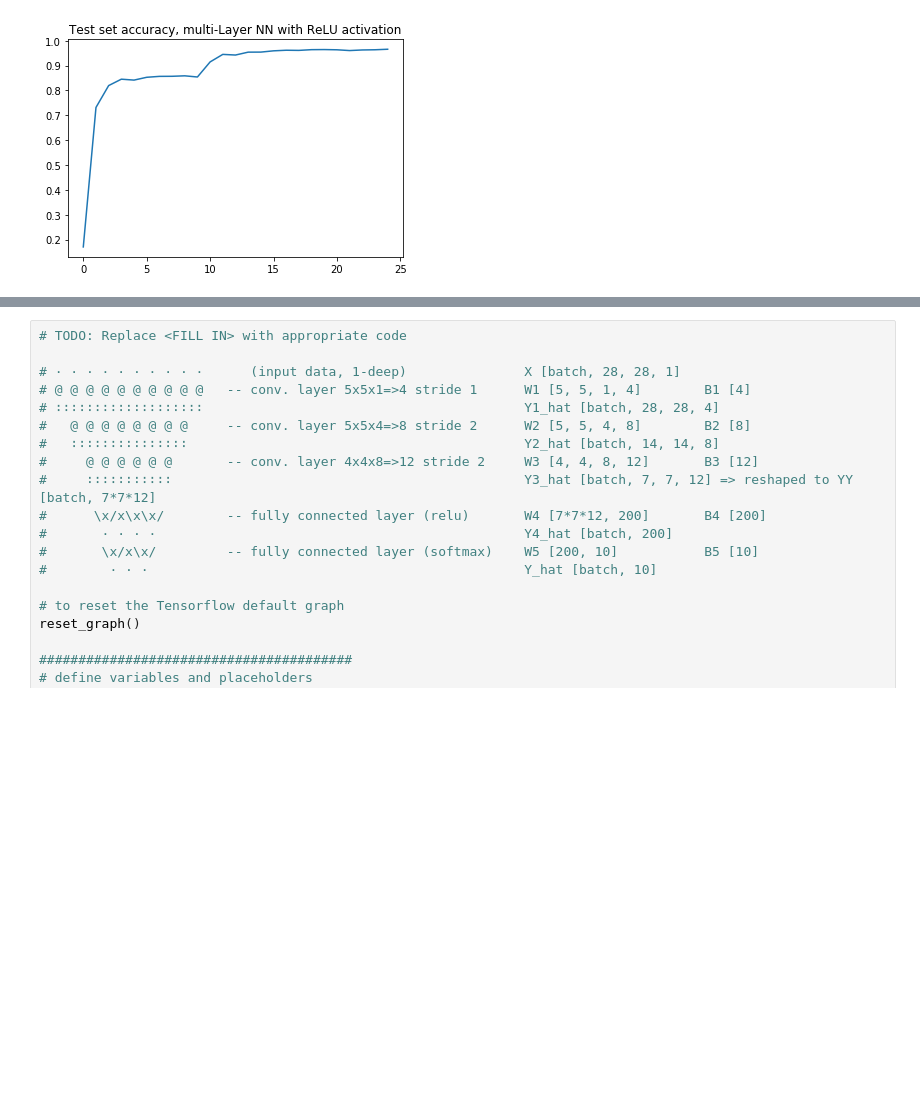
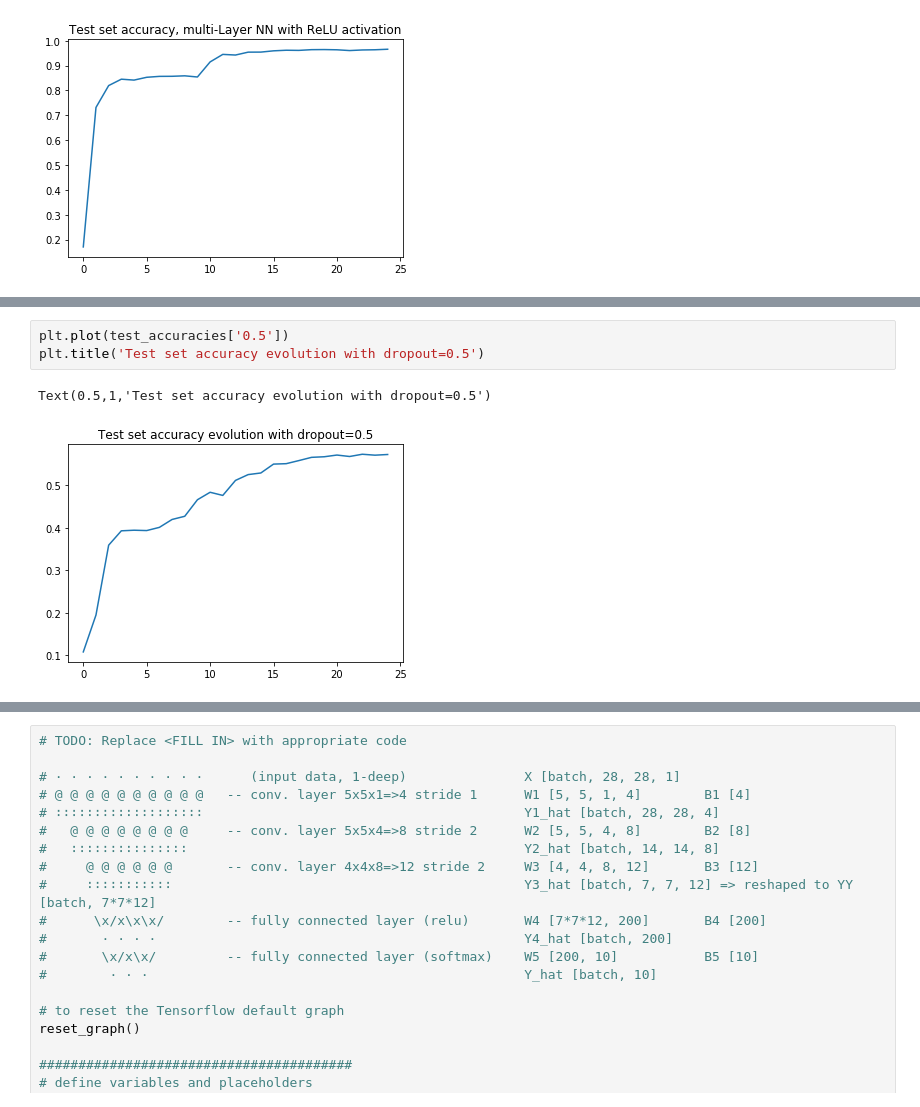
Before and after one commit to AlexandrosFerles/ID2223_Large_Scale_Machine_Learning_and_Deep_Learning, a Jupyter notebook: Lab2_ConvNets_with_Tensorflow/tensorflow_lab.ipynb, the cells around one changed output, grey strips where cells are left out. Cells and saved outputs as stored; diff of their text form; blank space fills up the shorter version.

```diff
--- a/Lab2_ConvNets_with_Tensorflow/tensorflow_lab.ipynb
+++ b/Lab2_ConvNets_with_Tensorflow/tensorflow_lab.ipynb
@@ -622,0 +711,6 @@ with tf.Session() as sess:
+# %%
+plt.plot(test_accuracies['0.5'])
+plt.title('Test set accuracy evolution with dropout=0.5')
+# %% [output]
+Text(0.5,1,'Test set accuracy evolution with dropout=0.5')
+[figure, added]
```
Also changed, not shown: parts of 8 cells of this notebook, 1 other file.
